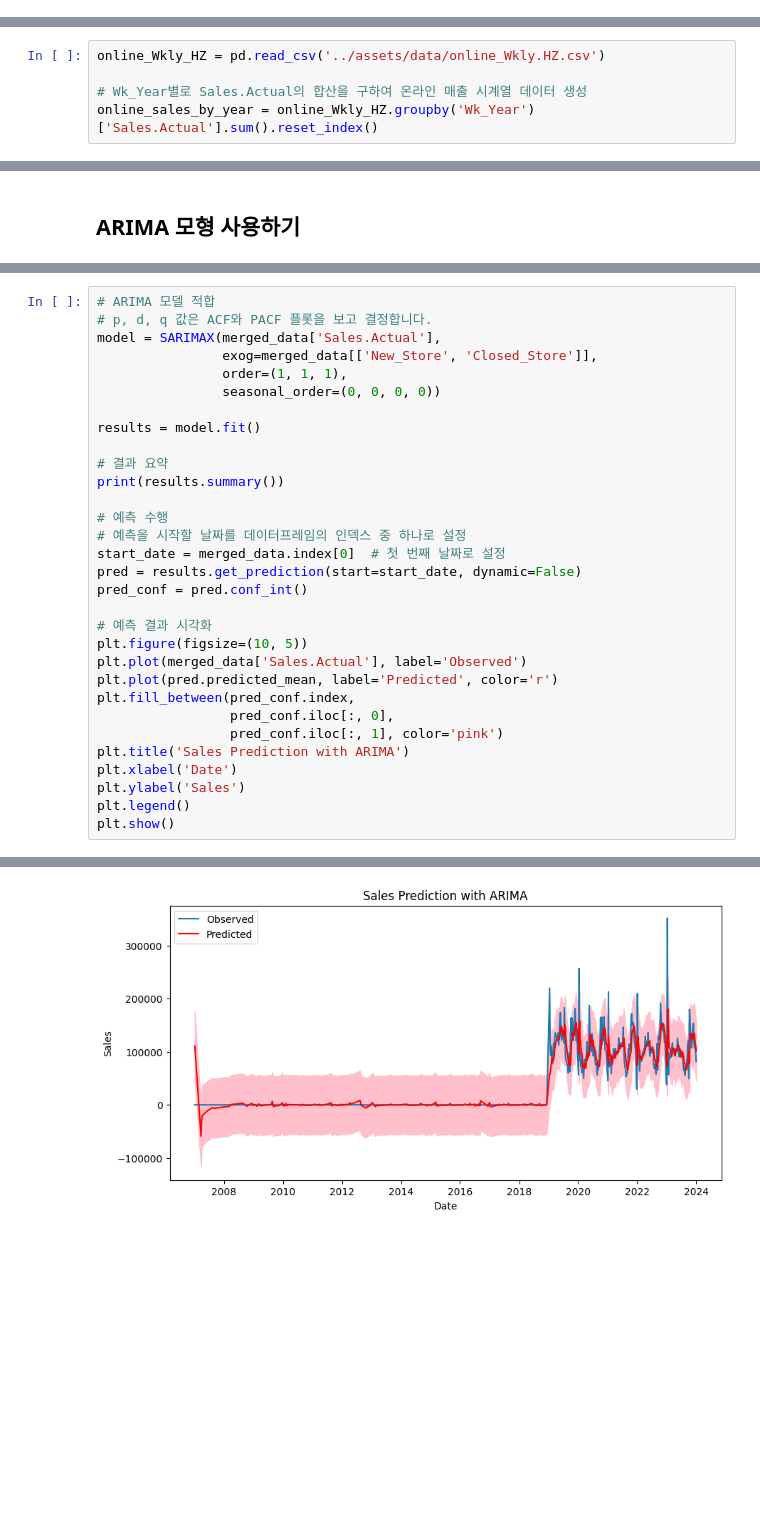
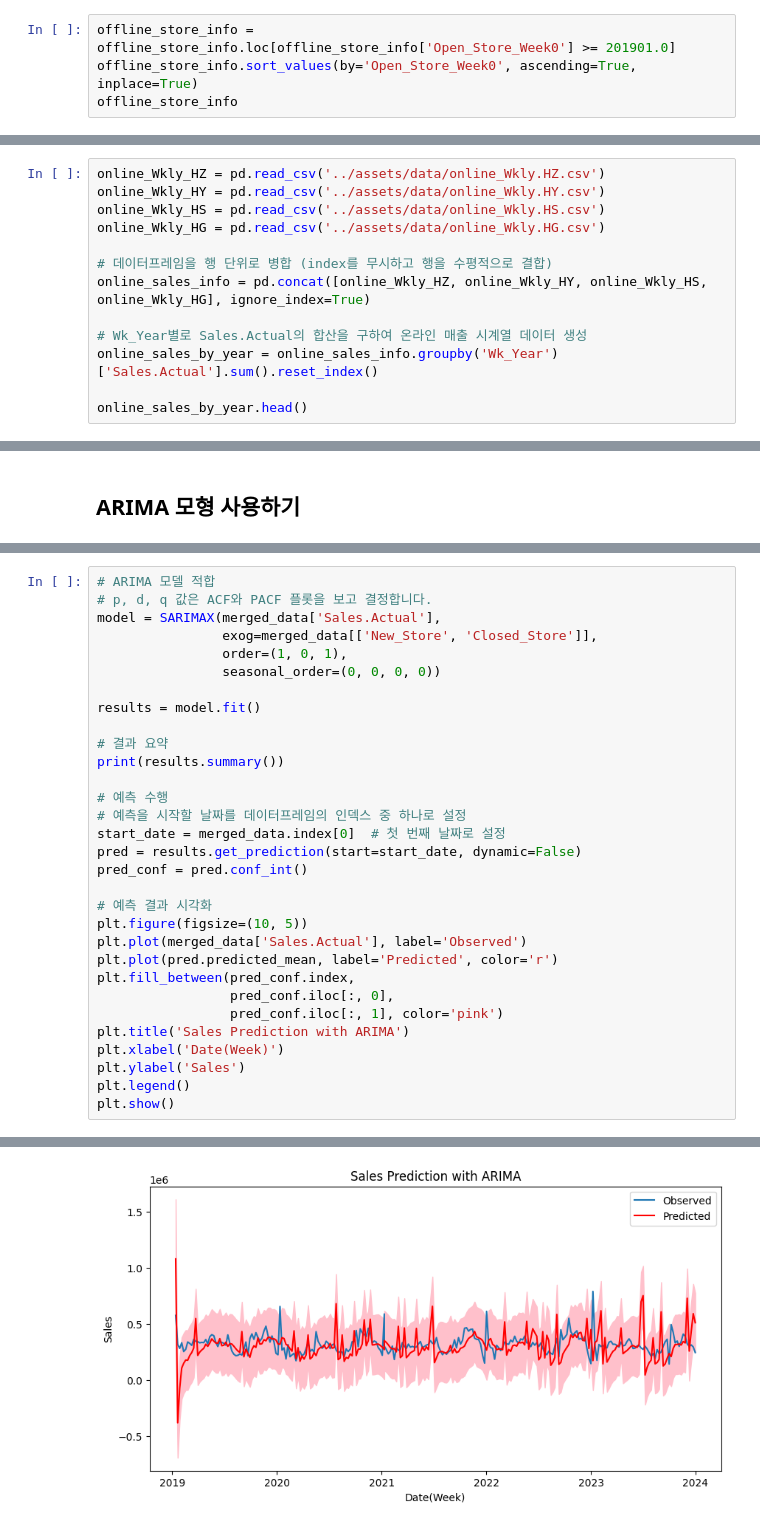
Before and after one commit to 0minKoh/time-series-analysis, a Jupyter notebook: EDA/topic_3.ipynb, the cells around one changed output, grey strips where cells are left out. Cells and saved outputs as stored; diff of their text form; blank space fills up the shorter version.

```diff
--- a/EDA/topic_3.ipynb
+++ b/EDA/topic_3.ipynb
@@ -24,0 +30,4 @@ offline_store_info.head()
+# %%
+offline_store_info = offline_store_info.loc[offline_store_info['Open_Store_Week0'] >= 201901.0]
+offline_store_info.sort_values(by='Open_Store_Week0', ascending=True, inplace=True)
+offline_store_info
@@ -25,5 +50,13 @@ offline_store_info.head()
 # %%
 online_Wkly_HZ = pd.read_csv('../assets/data/online_Wkly.HZ.csv')
+online_Wkly_HY = pd.read_csv('../assets/data/online_Wkly.HY.csv')
+online_Wkly_HS = pd.read_csv('../assets/data/online_Wkly.HS.csv')
+online_Wkly_HG = pd.read_csv('../assets/data/online_Wkly.HG.csv')
+
+# 데이터프레임을 행 단위로 병합 (index를 무시하고 행을 수평적으로 결합)
+online_sales_info = pd.concat([online_Wkly_HZ, online_Wkly_HY, online_Wkly_HS, online_Wkly_HG], ignore_index=True)
 
 # Wk_Year별로 Sales.Actual의 합산을 구하여 온라인 매출 시계열 데이터 생성
-online_sales_by_year = online_Wkly_HZ.groupby('Wk_Year')['Sales.Actual'].sum().reset_index()
+online_sales_by_year = online_sales_info.groupby('Wk_Year')['Sales.Actual'].sum().reset_index()
+
+online_sales_by_year.head()
@@ -162,7 +192,7 @@ p-value (Diff): 1.8874242334021554e-14
 # p, d, q 값은 ACF와 PACF 플롯을 보고 결정합니다.
 model = SARIMAX(merged_data['Sales.Actual'],
                 exog=merged_data[['New_Store', 'Closed_Store']],
-                order=(1, 1, 1),
+                order=(1, 0, 1),
                 seasonal_order=(0, 0, 0, 0))
 
 results = model.fit()
@@ -184,7 +214,7 @@ plt.fill_between(pred_conf.index,
                  pred_conf.iloc[:, 0],
                  pred_conf.iloc[:, 1], color='pink')
 plt.title('Sales Prediction with ARIMA')
-plt.xlabel('Date')
+plt.xlabel('Date(Week)')
 plt.ylabel('Sales')
 plt.legend()
 plt.show()
@@ -209 +239 @@ Warnings:
-[figure, old version]
+[figure, new version]
```
Also changed, not shown: parts of 17 cells of this notebook, 1 other file.
